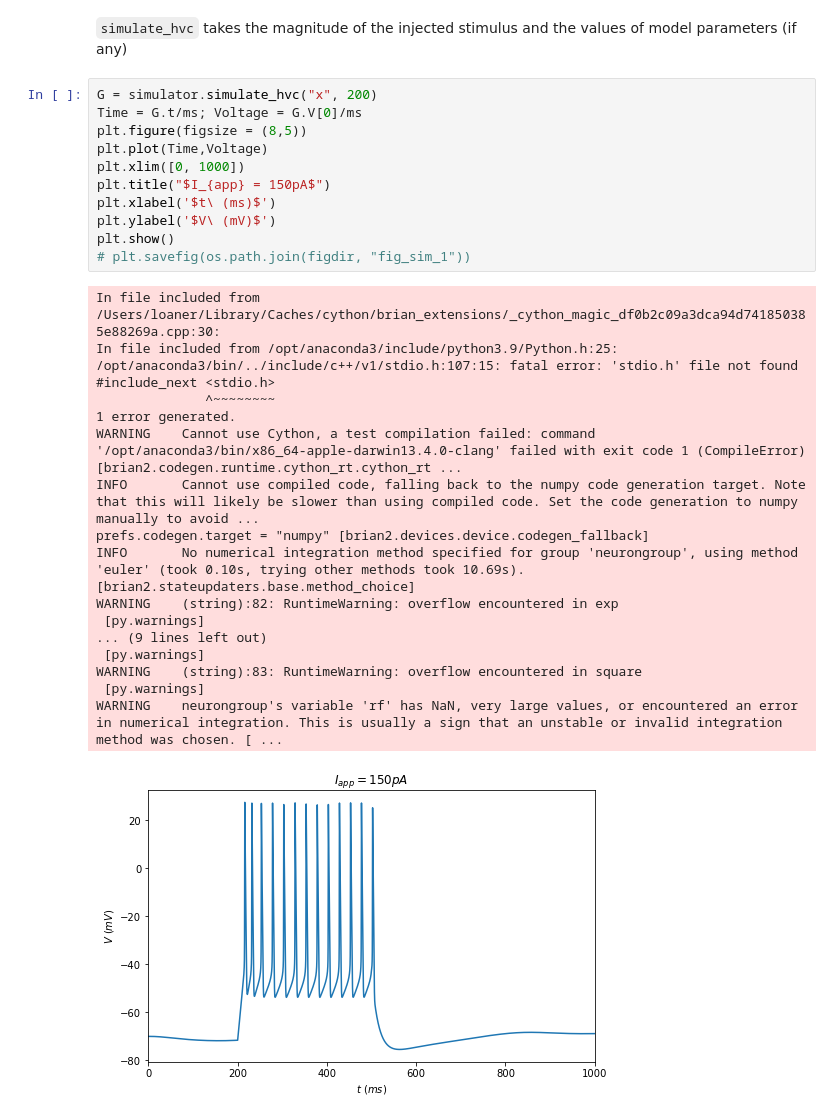
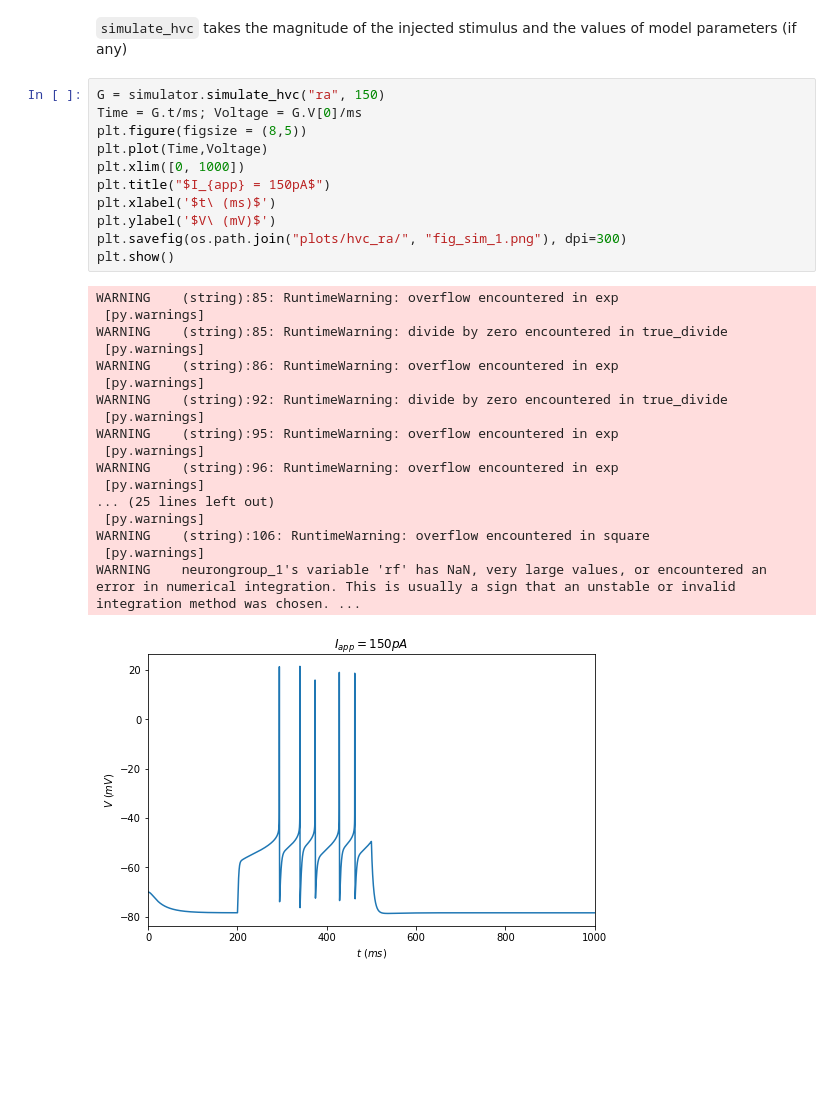
Before and after one commit to Aditi-Asati/My-HVC-Model, a Jupyter notebook: hvcx_model_new.ipynb, the cells around one changed output. Cells and saved outputs as stored; diff of their text form; blank space fills up the shorter version.

Commit message:
plots added and packages edited

```diff
--- a/hvcx_model_new.ipynb
+++ b/hvcx_model_new.ipynb
@@ -16,32 +20,32 @@ figdir = "plots/hvc_x/"
 # %% [markdown]
 `simulate_hvc` takes the magnitude of the injected stimulus and the values of model parameters (if any)
 # %%
-G = simulator.simulate_hvc("x", 200)
+G = simulator.simulate_hvc("ra", 150)
 Time = G.t/ms; Voltage = G.V[0]/ms
 plt.figure(figsize = (8,5))
 plt.plot(Time,Voltage)
 plt.xlim([0, 1000])
 plt.title("$I_{app} = 150pA$")
 plt.xlabel('$t\ (ms)$')
 plt.ylabel('$V\ (mV)$')
+plt.savefig(os.path.join("plots/hvc_ra/", "fig_sim_1.png"), dpi=300)
 plt.show()
-# plt.savefig(os.path.join(figdir, "fig_sim_1"))
 # %% [output]
-In file included from /Users/loaner/Library/Caches/cython/brian_extensions/_cython_magic_df0b2c09a3dca94d741850385e88269a.cpp:30:
-In file included from /opt/anaconda3/include/python3.9/Python.h:25:
-/opt/anaconda3/bin/../include/c++/v1/stdio.h:107:15: fatal error: 'stdio.h' file not found
-#include_next <stdio.h>
-              ^~~~~~~~~
-1 error generated.
-WARNING    Cannot use Cython, a test compilation failed: command '/opt/anaconda3/bin/x86_64-apple-darwin13.4.0-clang' failed with exit code 1 (CompileError) [brian2.codegen.runtime.cython_rt.cython_rt ...
-INFO       Cannot use compiled code, falling back to the numpy code generation target. Note that this will likely be slower than using compiled code. Set the code generation to numpy manually to avoid ...
-prefs.codegen.target = "numpy" [brian2.devices.device.codegen_fallback]
-INFO       No numerical integration method specified for group 'neurongroup', using method 'euler' (took 0.10s, trying other methods took 10.69s). [brian2.stateupdaters.base.method_choice]
-WARNING    (string):82: RuntimeWarning: overflow encountered in exp
+WARNING    (string):85: RuntimeWarning: overflow encountered in exp
  [py.warnings]
-... (9 lines left out)
+WARNING    (string):85: RuntimeWarning: divide by zero encountered in true_divide
  [py.warnings]
-WARNING    (string):83: RuntimeWarning: overflow encountered in square
+WARNING    (string):86: RuntimeWarning: overflow encountered in exp
  [py.warnings]
-WARNING    neurongroup's variable 'rf' has NaN, very large values, or encountered an error in numerical integration. This is usually a sign that an unstable or invalid integration method was chosen. [ ...
+WARNING    (string):92: RuntimeWarning: divide by zero encountered in true_divide
+ [py.warnings]
+WARNING    (string):95: RuntimeWarning: overflow encountered in exp
+ [py.warnings]
+WARNING    (string):96: RuntimeWarning: overflow encountered in exp
+ [py.warnings]
+... (25 lines left out)
+ [py.warnings]
+WARNING    (string):106: RuntimeWarning: overflow encountered in square
+ [py.warnings]
+WARNING    neurongroup_1's variable 'rf' has NaN, very large values, or encountered an error in numerical integration. This is usually a sign that an unstable or invalid integration method was chosen. ...
-[figure, old version]
+[figure, new version]
```
Also changed, not shown: parts of 10 cells of this notebook, 13 other files.
